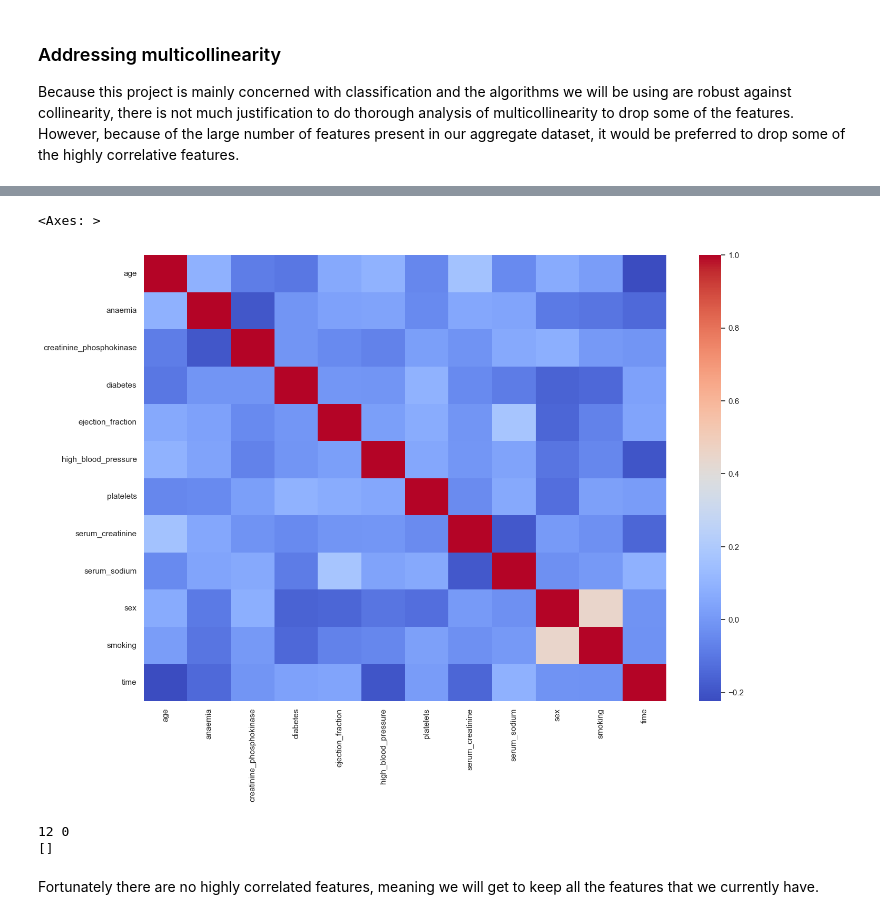
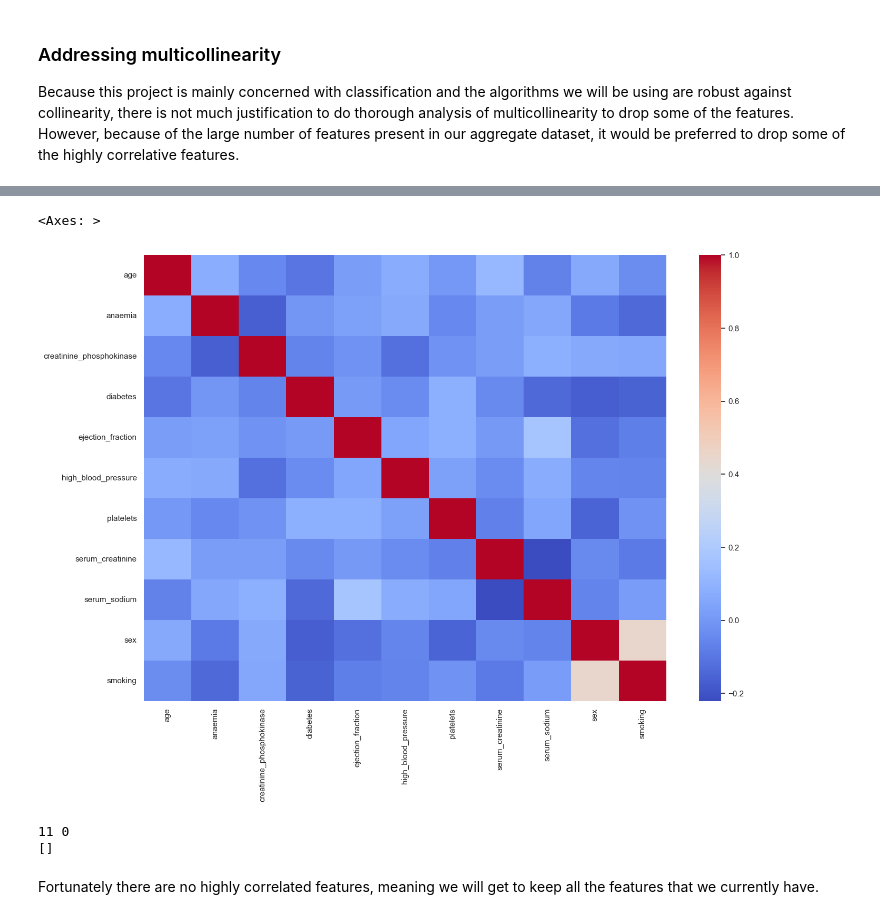
Before and after one commit to BlueJayVRStudio/DeepLearningFinal, a Jupyter notebook: DeepLearningProject.ipynb, the cells around one changed output, grey strips where cells are left out. Cells and saved outputs as stored; diff of their text form; code cells hidden in the pictures.

```diff
--- a/DeepLearningProject.ipynb
+++ b/DeepLearningProject.ipynb
@@ -101,3 +121,4 @@ Time could mean many different things even in medical records and unfortunately
 # %%
-df = df.drop(columns=['time'])
+X_train = X_train.drop(columns=['time'])
+X_test = X_test.drop(columns=['time'])
 # %%
@@ -207,34 +219,36 @@ df.corr()
 # %%
 plt.figure(figsize=(16, 11))
 sns.set(
     rc = {
         'font.size':9
     }
 )
-sns.heatmap(df.corr(), annot=False, cmap="coolwarm")
+sns.heatmap(X_train.corr(), annot=False, cmap="coolwarm")
 # %% [output]
 <Axes: >
-[figure, old version]
+[figure, new version]
 # %%
 # We will drop features that have greater than 0.95 correlation but less than .99
-corr = df.corr().abs()
+# Make sure to only use train set
+corr = X_train.corr().abs()
 
-visited = set()
+to_drop = set()
 
 columns = corr.columns
 for i in range(len(columns)):
     for j in range(i+1,len(columns)):
-        if corr.iloc[i][j] > 0.95 and corr.iloc[i][j] < .99:
-            # print(columns[i], columns[j], corr.iloc[i][j])
-            if columns[i] not in visited and columns[j] not in visited:
-                visited.add(columns[i])
-                print(corr.iloc[i][j])
-print(len(columns), len(visited))
-print(list(visited))
+        if corr.iloc[i][j] > 0.95:
+            to_drop.add(columns[i])
+            print(corr.iloc[i][j])
+            break
 
-df.drop(list(visited), axis=1, inplace=True)
+print(len(columns), len(to_drop))
+print(list(to_drop))
+
+X_train.drop(list(to_drop), axis=1, inplace=True)
+X_test.drop(list(to_drop), axis=1, inplace=True)
 # %% [output]
-12 0
+11 0
 []
 # %% [markdown]
 Fortunately there are no highly correlated features, meaning we will get to keep all the features that we currently have.
```
Also changed, not shown: parts of 22 cells of this notebook.
